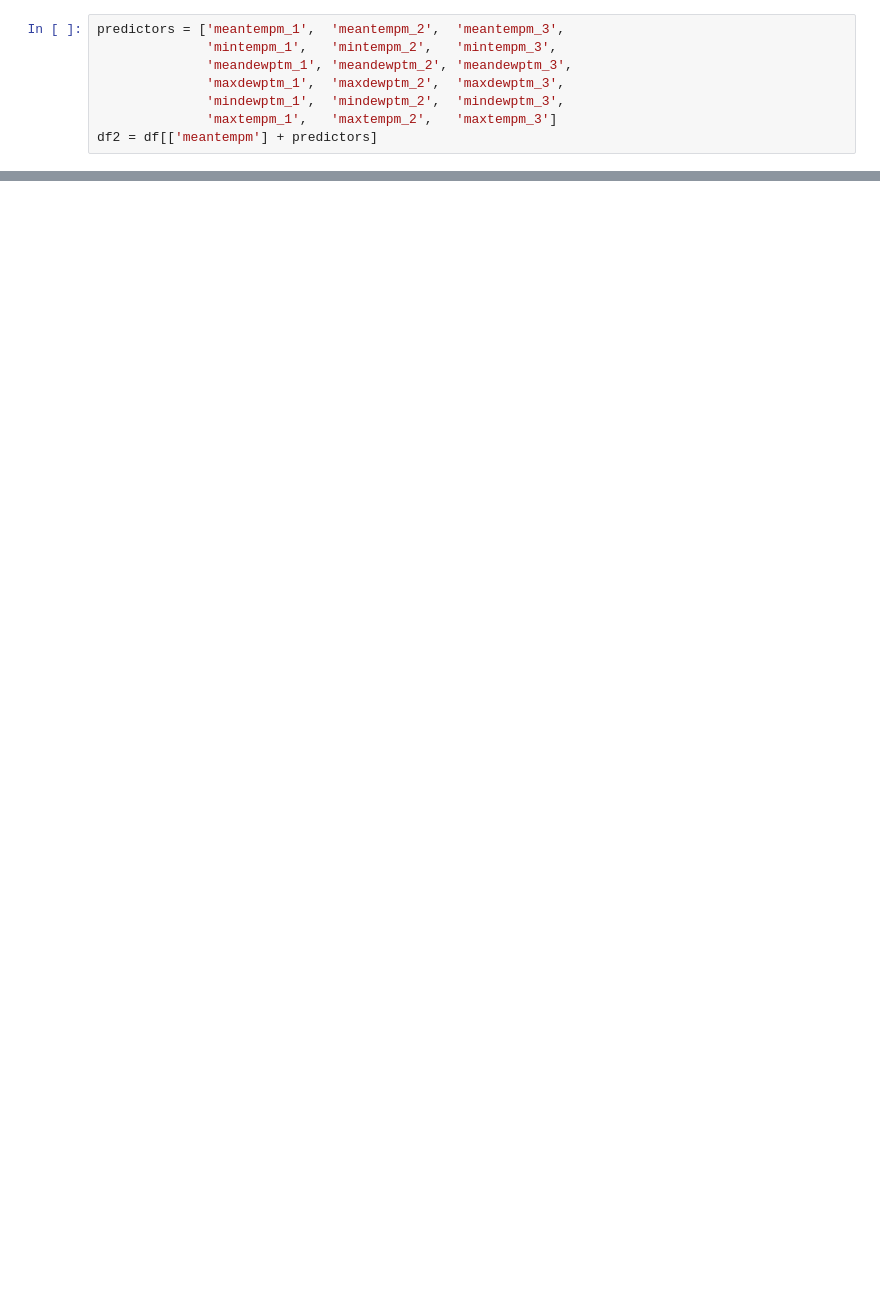
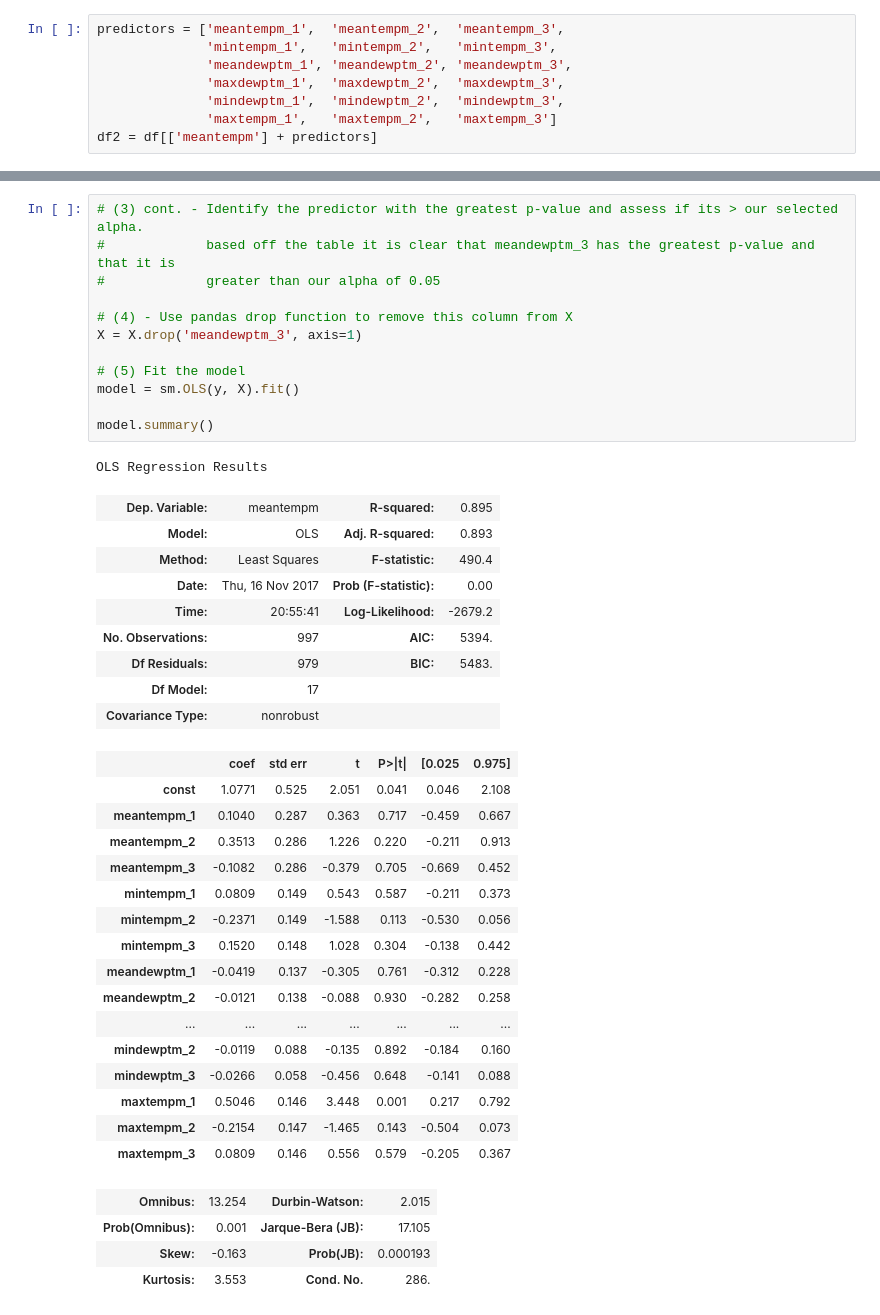
Before and after one commit to amcquistan/WeatherPredictPythonML, a Jupyter notebook: Weather Underground Linear Regression.ipynb, the cells around one changed output, grey strips where cells are left out. Drawn from its saved outputs; the diff is of its cells as text; blank space fills up the shorter version.

```diff
--- a/Weather Underground Linear Regression.ipynb
+++ b/Weather Underground Linear Regression.ipynb
@@ -124,0 +215,43 @@ From the plots above it is recognizable that all of the remaining predictor vari
+# %%
+# (3) cont. - Identify the predictor with the greatest p-value and assess if its > our selected alpha.
+#             based off the table it is clear that meandewptm_3 has the greatest p-value and that it is
+#             greater than our alpha of 0.05
+
+# (4) - Use pandas drop function to remove this column from X
+X = X.drop('meandewptm_3', axis=1)
+
+# (5) Fit the model
+model = sm.OLS(y, X).fit()
+
+model.summary()
+# %% [output]
+OLS Regression Results
+| Dep. Variable: | meantempm | R-squared: | 0.895 |
+| Model: | OLS | Adj. R-squared: | 0.893 |
+| Method: | Least Squares | F-statistic: | 490.4 |
+| Date: | Thu, 16 Nov 2017 | Prob (F-statistic): | 0.00 |
+| Time: | 20:55:41 | Log-Likelihood: | -2679.2 |
+| No. Observations: | 997 | AIC: | 5394. |
+| Df Residuals: | 979 | BIC: | 5483. |
+| Df Model: | 17 |  |  |
+| Covariance Type: | nonrobust |  |  |
+|  | coef | std err | t | P>|t| | [0.025 | 0.975] |
+| const | 1.0771 | 0.525 | 2.051 | 0.041 | 0.046 | 2.108 |
+| meantempm_1 | 0.1040 | 0.287 | 0.363 | 0.717 | -0.459 | 0.667 |
+| meantempm_2 | 0.3513 | 0.286 | 1.226 | 0.220 | -0.211 | 0.913 |
+| meantempm_3 | -0.1082 | 0.286 | -0.379 | 0.705 | -0.669 | 0.452 |
+| mintempm_1 | 0.0809 | 0.149 | 0.543 | 0.587 | -0.211 | 0.373 |
+| mintempm_2 | -0.2371 | 0.149 | -1.588 | 0.113 | -0.530 | 0.056 |
+| mintempm_3 | 0.1520 | 0.148 | 1.028 | 0.304 | -0.138 | 0.442 |
+| meandewptm_1 | -0.0419 | 0.137 | -0.305 | 0.761 | -0.312 | 0.228 |
+| meandewptm_2 | -0.0121 | 0.138 | -0.088 | 0.930 | -0.282 | 0.258 |
+| ... | ... | ... | ... | ... | ... | ... |
+| mindewptm_2 | -0.0119 | 0.088 | -0.135 | 0.892 | -0.184 | 0.160 |
+| mindewptm_3 | -0.0266 | 0.058 | -0.456 | 0.648 | -0.141 | 0.088 |
+| maxtempm_1 | 0.5046 | 0.146 | 3.448 | 0.001 | 0.217 | 0.792 |
+| maxtempm_2 | -0.2154 | 0.147 | -1.465 | 0.143 | -0.504 | 0.073 |
+| maxtempm_3 | 0.0809 | 0.146 | 0.556 | 0.579 | -0.205 | 0.367 |
+| Omnibus: | 13.254 | Durbin-Watson: | 2.015 |
+| Prob(Omnibus): | 0.001 | Jarque-Bera (JB): | 17.105 |
+| Skew: | -0.163 | Prob(JB): | 0.000193 |
+| Kurtosis: | 3.553 | Cond. No. | 286. |
```
Also changed, not shown: parts of 31 cells of this notebook.
